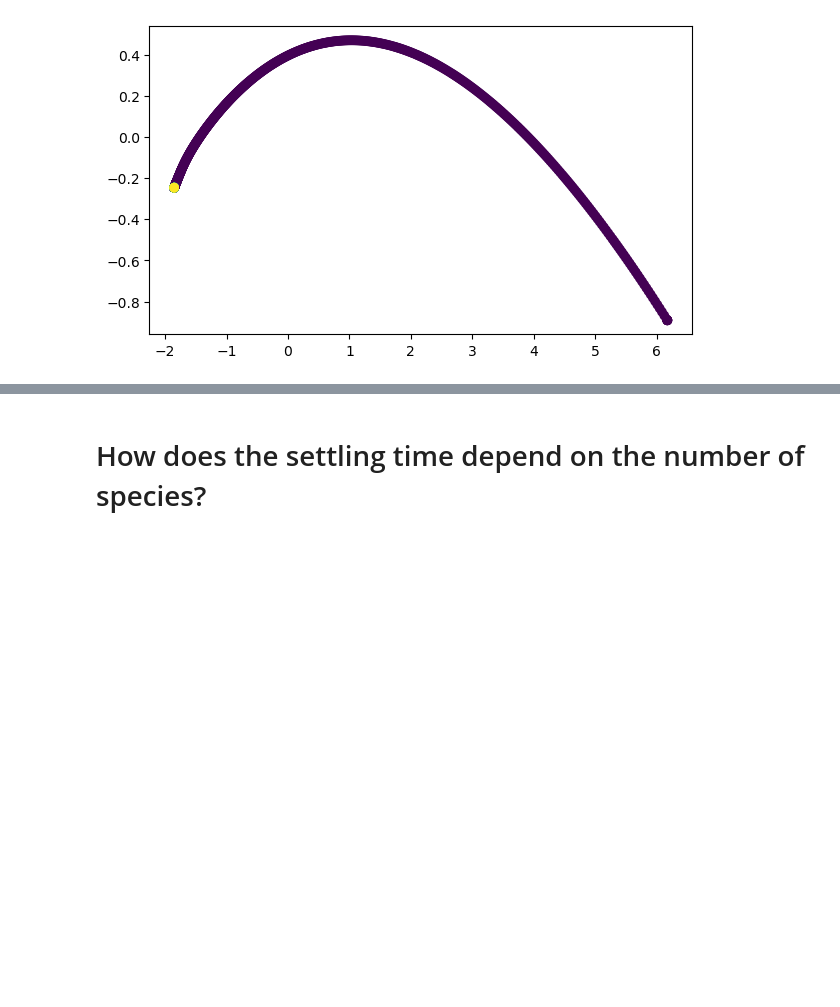
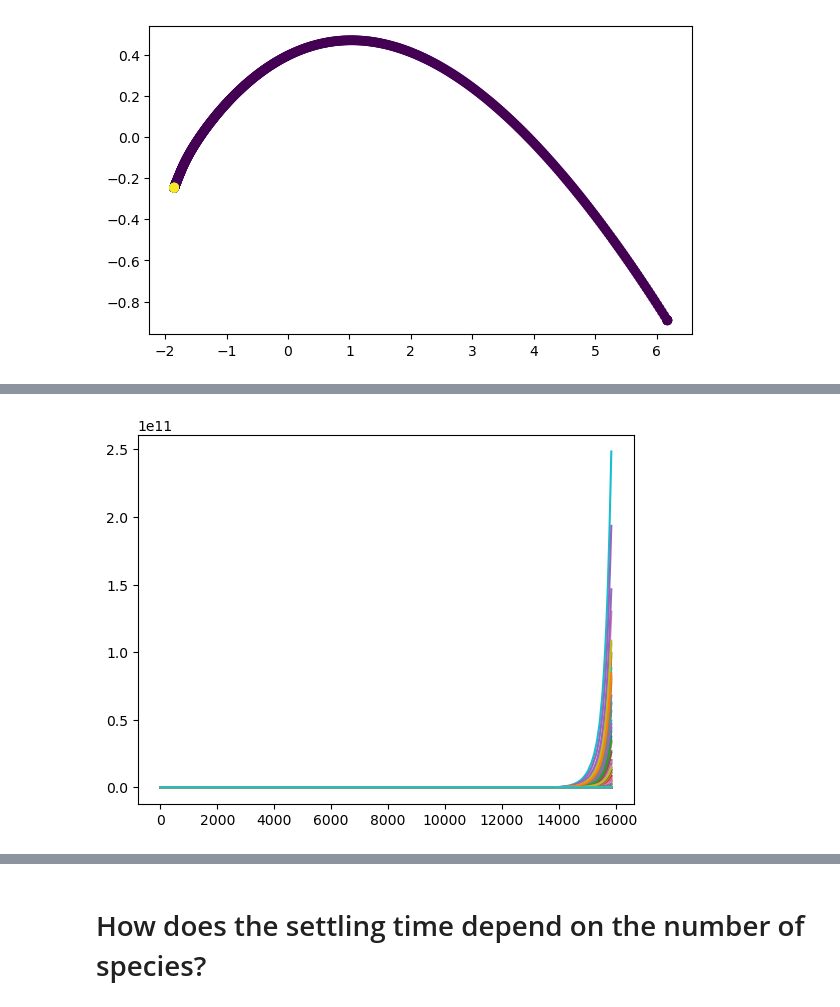
Before and after one commit to williamgilpin/illotka, a Jupyter notebook: demos.ipynb, the cells around one changed output, grey strips where cells are left out. Drawn from its saved outputs; the diff is of its cells as text; code cells hidden in the pictures; blank space fills up the shorter version.

```diff
--- a/demos.ipynb
+++ b/demos.ipynb
@@ -340,0 +392,6 @@ def compute_settling_time(traj, eps=1e-6):
+# %%
+eq = RandomLotkaVolterra(n_val, random_state=0, eps=1e-1,  sigma=2.0, d=4.5, kfrac=0.2, connectivity=0.05)
+t, y = eq.integrate(tmax, ic)
+plt.plot(y);
+# %% [output]
+[figure, added]
```
Also changed, not shown: parts of 12 cells of this notebook.
